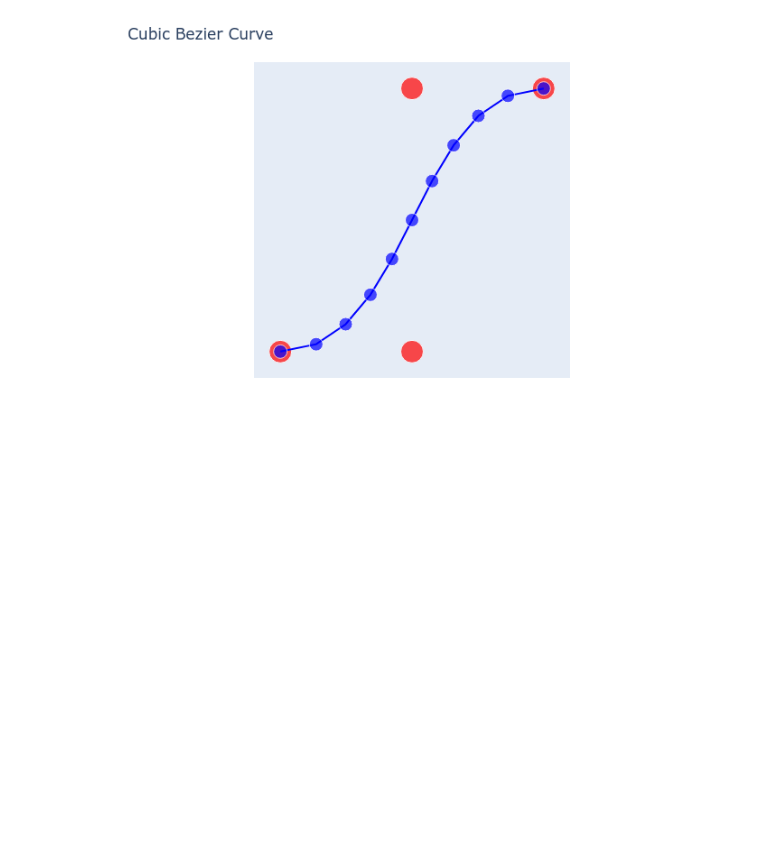
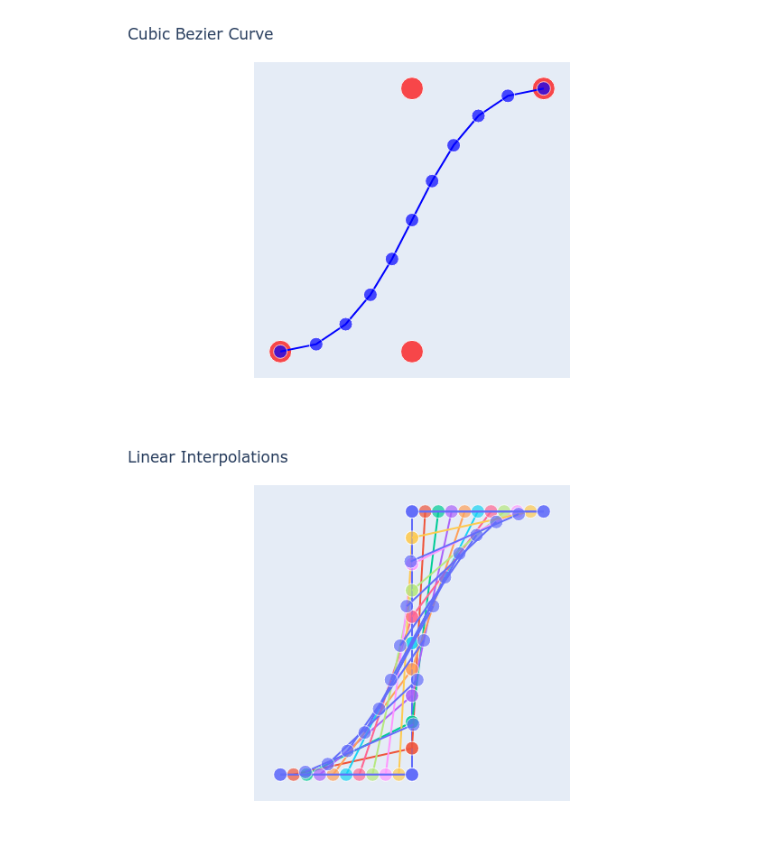
Before and after one commit to EvanLavender13/graphics, a Jupyter notebook: bezier-curves/bezier-curve.ipynb, the cells around one changed output. Saved outputs shown, nothing was run; the diff lists cells and outputs as text; code cells hidden in the pictures; blank space fills up the shorter version.

Commit message:
Added cubic visual

```diff
--- a/bezier-curves/bezier-curve.ipynb
+++ b/bezier-curves/bezier-curve.ipynb
@@ -70,13 +70,14 @@ fig.show("png")
 # %%
 fig.data = []
 
-t_space = np.linspace(0, 1, n_segments + 1)
+def plot_quadratic(figure, n_segments, control_points):
+    t_space = np.linspace(0, 1, n_segments + 1)
+    for i, dt in enumerate(t_space):
+        p0 = bz.linear(control_points[0:2], dt)
+        p1 = bz.linear(control_points[1:3], dt)
+        d.add_line(figure, p0, p1, i)
 
-for i, dt in enumerate(t_space):
-    p0 = bz.linear(control_points[0:2], dt)
-    p1 = bz.linear(control_points[1:3], dt)
-    d.add_line(fig, p0, p1, i)
-
+plot_quadratic(fig, n_segments, control_points)
 fig.update_traces(connectgaps=False)
 fig.update_layout(title="Linear Interpolations")
 fig.show("png")
@@ -111,3 +112,23 @@ fig.update_layout(title="Cubic Bezier Curve")
 fig.show("png")
 # %% [output]
 [figure]
+# %%
+fig.data = []
+
+def plot_cubic(figure, n_segments, control_points):
+    t_space = np.linspace(0, 1, n_segments + 1)
+
+    for i, dt in enumerate(t_space):
+        p0 = bz.quadratic(control_points[0:3], dt)
+        p1 = bz.quadratic(control_points[1:4], dt)
+        d.add_line(fig, p0, p1, 0)
+
+plot_quadratic(fig, n_segments, control_points[0:3])
+plot_quadratic(fig, n_segments, control_points[1:4])
+plot_cubic(fig, n_segments, control_points)
+
+fig.update_traces(connectgaps=False)
+fig.update_layout(title="Linear Interpolations")
+fig.show("png")
+# %% [output]
+[figure, added]
```
